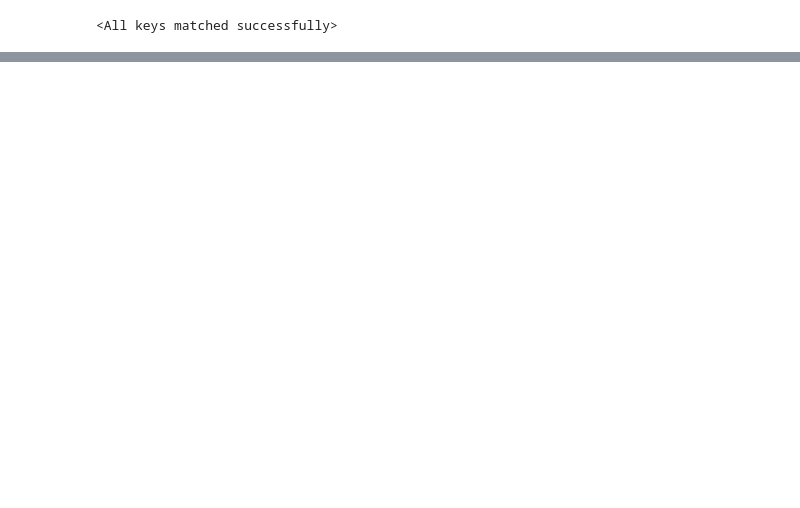
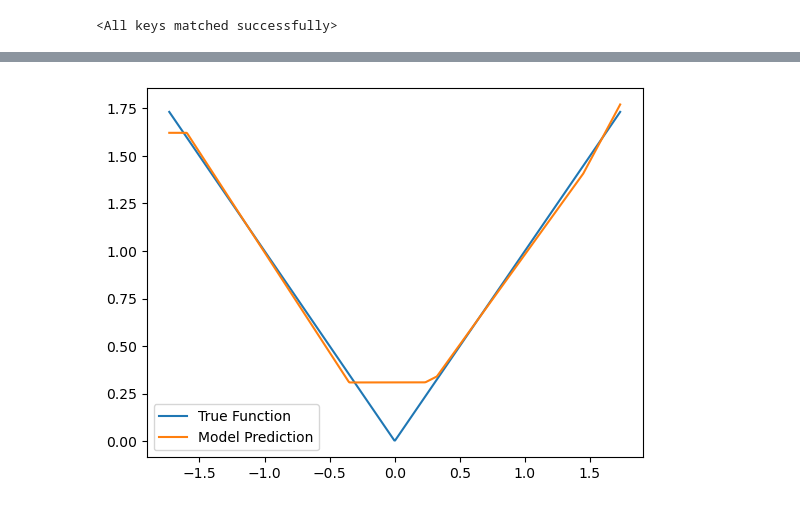
Before and after one commit to Forthoney/random-asymmetric-init, a Jupyter notebook: benchmark.ipynb, the cells around one changed output, grey strips where cells are left out. Cells and saved outputs as stored; diff of their text form; code cells hidden in the pictures; blank space fills up the shorter version.

```diff
--- a/benchmark.ipynb
+++ b/benchmark.ipynb
@@ -55,0 +57,5 @@ visualization.visualize(true_fn, model_he, (-np.sqrt(3), np.sqrt(3)), 600)
+# %%
+model_rai.eval()
+visualization.visualize(true_fn, model_rai, x_range, 600)
+# %% [output]
+[figure, added]
```
Also changed, not shown: parts of 3 cells of this notebook, 1 other file.
